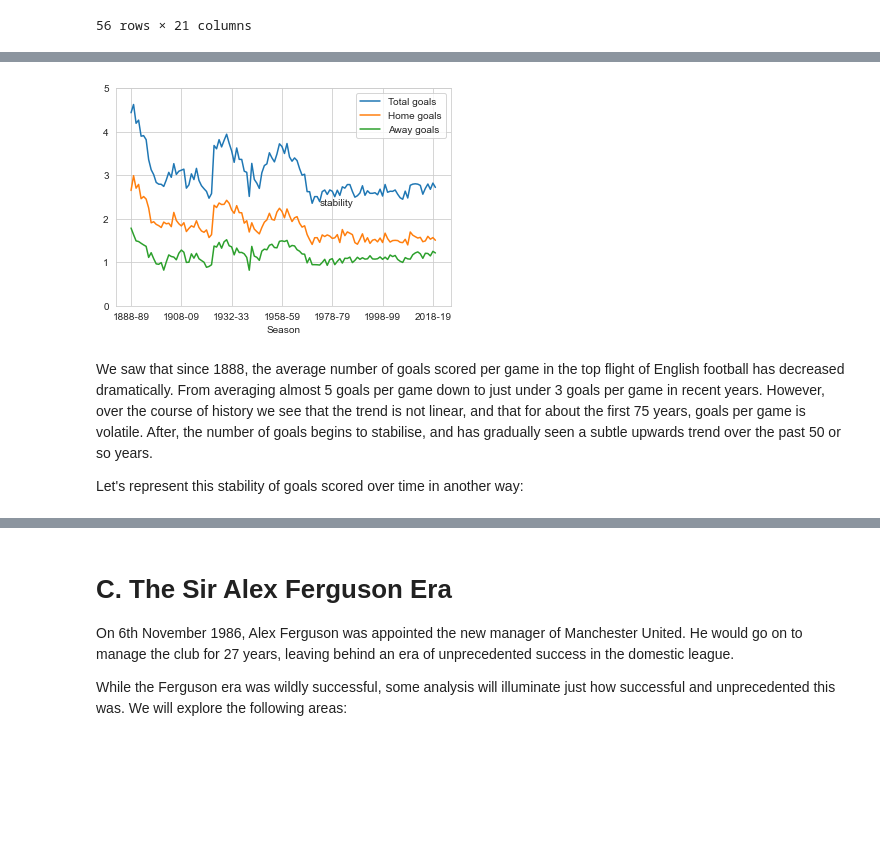
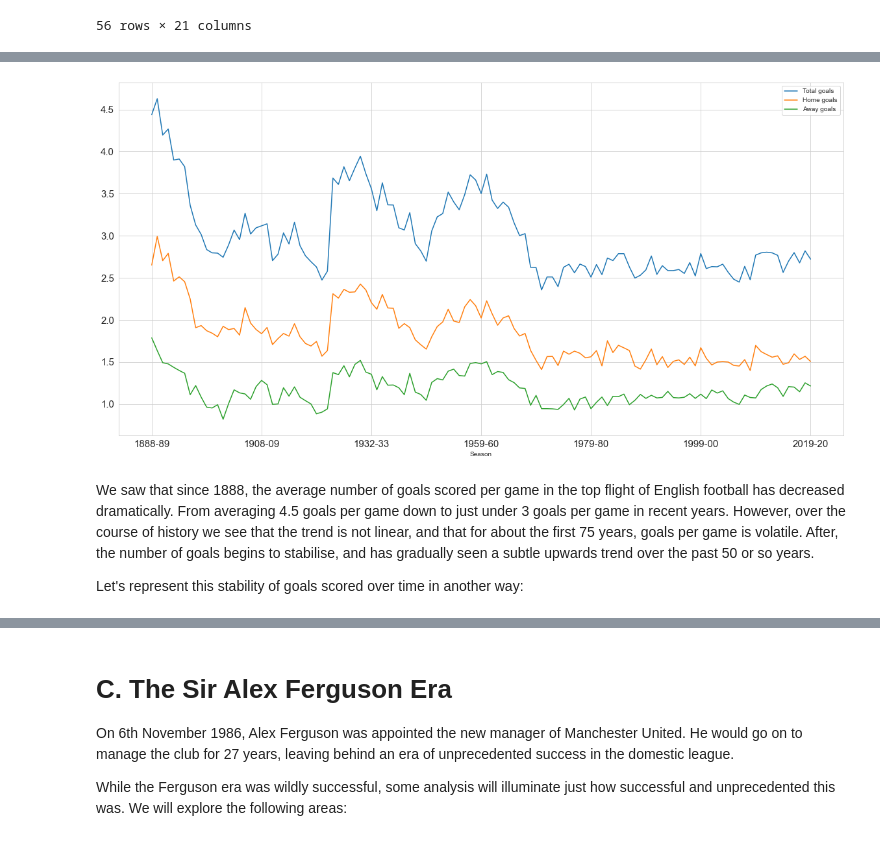
Before and after one commit to bw20/Data_insights, a Jupyter notebook: Football_analysis.ipynb, the cells around one changed output, grey strips where cells are left out. Drawn from its saved outputs; the diff is of its cells as text; code cells hidden in the pictures; blank space fills up the shorter version.

```diff
--- a/Football_analysis.ipynb
+++ b/Football_analysis.ipynb
@@ -351,8 +366,8 @@ class FootballData(object):
         self.teams = teams
         df_list = []
         if teams[0] == 'all':
-        #Removes the (1) part from the Team 1 column, then lists each unique team in the dataset - I found that I also needed to strip the strings of any trailing spaces as it created duplicates to inconsistency with the data formatting in the cSV.
-            all_teams = self.df['Team 1'].str.replace(re.compile('\d[()]|[()]\d|(?<!:)[()]'),'').str.strip().unique()
+        #Removes the (1) part from the Team 1 column, then lists each unique team in the dataset. It will also remove anything in between () brackets as some old results with now-defunct clubs are marked with the years in which they were active (e.g., Accrington FC (1878-1896)). I found that I also needed to strip the strings of any trailing spaces as it created duplicates due to inconsistency with the data formatting in the CSV.
+            all_teams = self.df['Team 1'].str.replace(re.compile('\d[()]|[()]\d|(?<!:)[()]|(\d)|(-)'),'').str.strip().unique()
             for team in all_teams:
                 df = self.df.loc[(self.df['Team 1'].str.contains(team, re.compile('(\d)|(\d\d)')) == True) | (self.df['Team 2'].str.contains(team, re.compile('(\d)|(\d\d)')) == True)].copy()
                 #This line is needed for when multiple teams are selected - e.g., if I wanted Manchester United and Everton fixtures, then the result for games where Manchester United and Everton played each other will be 'duplicated' but the team-specific stats will be different. The first row generated will show the team stats from one team, and the 'duplicated' rows will show the team stats from the other team. This will create a column which will tell us from which perspective the team stats are being reported. This will be important later if we want to analyses comparing the two teams using these team stats.
@@ -467,13 +482,10 @@ Team Trends:
 # %%
 df = FootballData('1888-89', '2019-20').create_df()
-df.groupby(['Season']).agg({'Total goals': 'mean', 'Home goals': 'mean', 'Away goals': 'mean'}).plot.line()
-plt.ylim(0,5)
-plt.annotate('stability', (75, 2.3))
-plt.show()
+df = df.groupby(['Season']).agg({'Total goals': 'mean', 'Home goals': 'mean', 'Away goals': 'mean'}).plot.line(figsize=(20,10))
 # %% [output]
-[figure, old version]
+[figure, new version]
 # %% [markdown]
-We saw that since 1888, the average number of goals scored per game in the top flight of English football has decreased dramatically. From averaging almost 5 goals per game down to just under 3 goals per game in recent years. However, over the course of history we see that the trend is not linear, and that for about the first 75 years, goals per game is volatile. After, the number of goals begins to stabilise, and has gradually seen a subtle upwards trend over the past 50 or so years.
+We saw that since 1888, the average number of goals scored per game in the top flight of English football has decreased dramatically. From averaging 4.5 goals per game down to just under 3 goals per game in recent years. However, over the course of history we see that the trend is not linear, and that for about the first 75 years, goals per game is volatile. After, the number of goals begins to stabilise, and has gradually seen a subtle upwards trend over the past 50 or so years.
 
 Let's represent this stability of goals scored over time in another way:
 # %%
```
Also changed, not shown: parts of 41 cells of this notebook.
